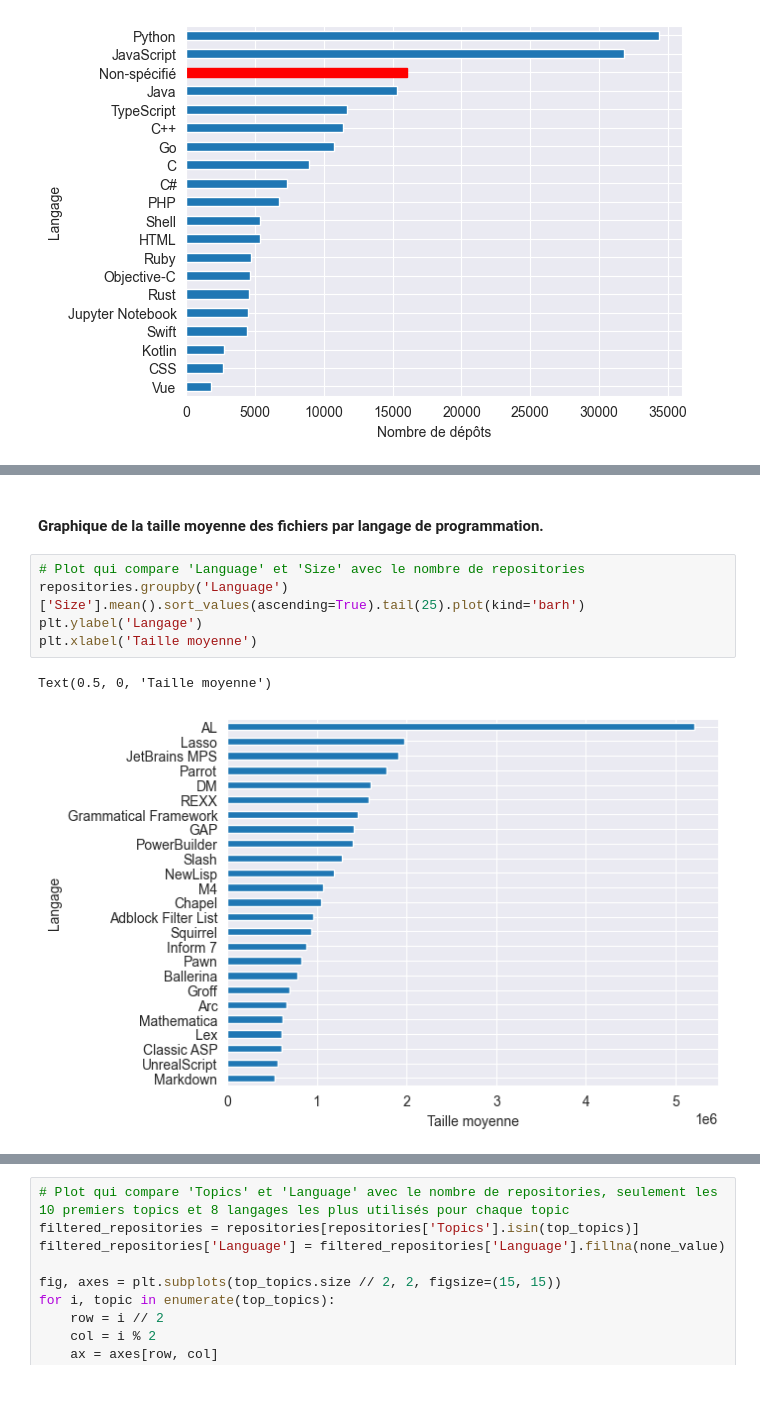
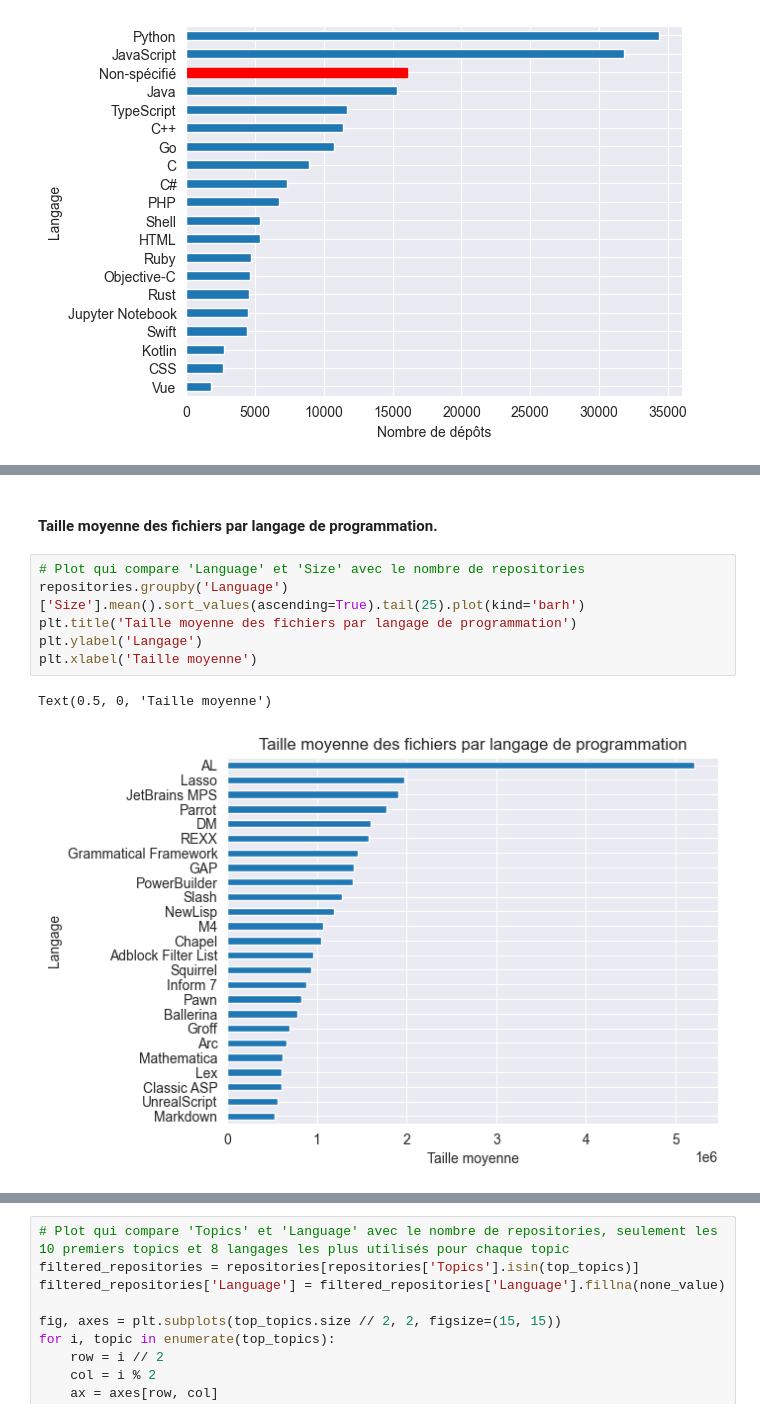
Before and after one commit to xhmyjae/stats-in-space, a Jupyter notebook: main.ipynb, the cells around one changed output, grey strips where cells are left out. Saved outputs shown, nothing was run; the diff lists cells and outputs as text; blank space fills up the shorter version.

Commit message:
feat(notebook): Re-organised titles and sub-subjects.

```diff
--- a/main.ipynb
+++ b/main.ipynb
@@ -104,11 +115,12 @@ repositories.groupby('Language').filter(lambda x: len(x) > 10_000).groupby(['Cre
 # %% [markdown]
-#### Graphique de la taille moyenne des fichiers par langage de programmation.
+#### Taille moyenne des fichiers par langage de programmation.
 # %%
 # Plot qui compare 'Language' et 'Size' avec le nombre de repositories
 repositories.groupby('Language')['Size'].mean().sort_values(ascending=True).tail(25).plot(kind='barh')
+plt.title('Taille moyenne des fichiers par langage de programmation')
 plt.ylabel('Langage')
 plt.xlabel('Taille moyenne')
 # %% [output]
 Text(0.5, 0, 'Taille moyenne')
-[figure, old version]
+[figure, new version]
 # %% [markdown]
```
Also changed, not shown: parts of 36 cells of this notebook.
